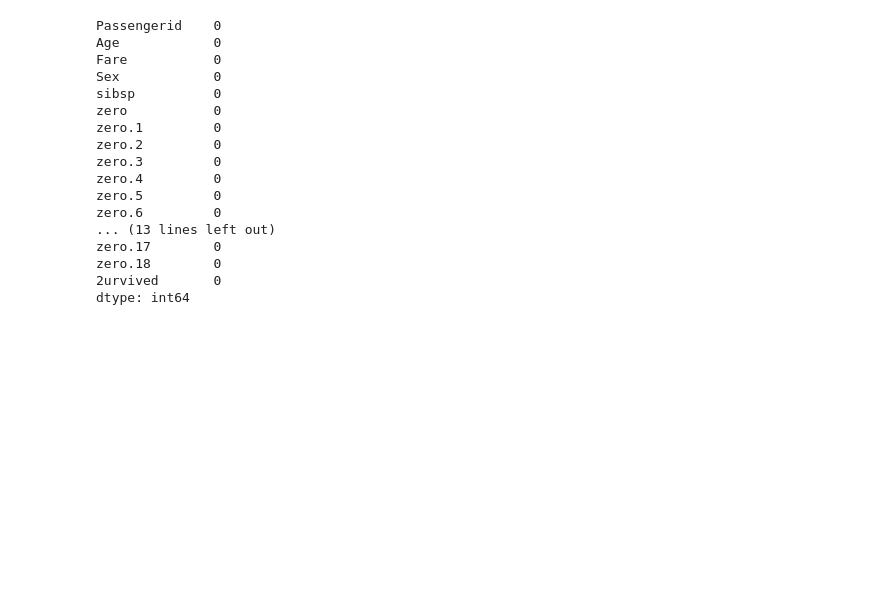
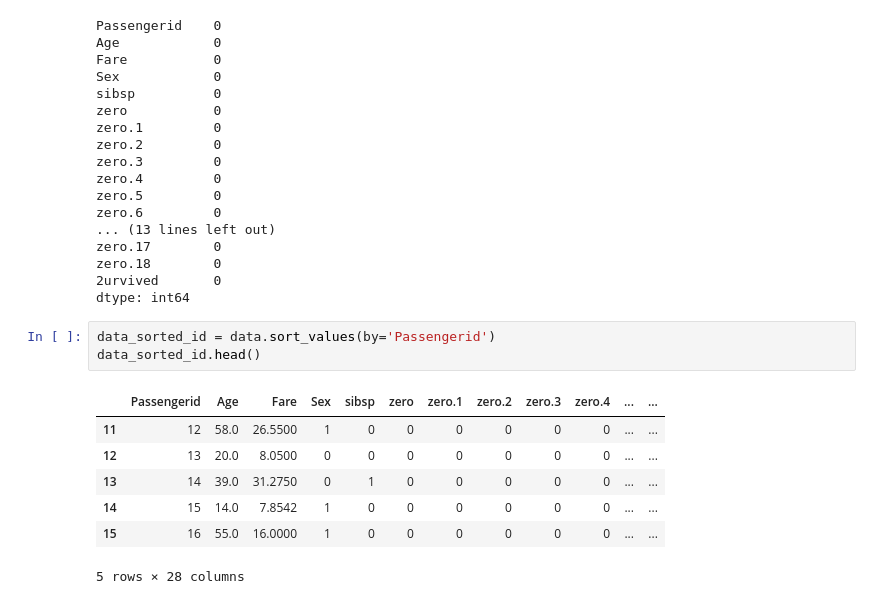
Before and after one commit to YouanesAttia/python-professional, a Jupyter notebook: week6_data_science/day2/02_pandas_basics.ipynb, the cells around one changed output. Saved outputs shown, nothing was run; the diff lists cells and outputs as text; blank space fills up the shorter version.

```diff
--- a/week6_data_science/day2/02_pandas_basics.ipynb
+++ b/week6_data_science/day2/02_pandas_basics.ipynb
@@ -170,3 +170,14 @@ zero.17        0
 zero.18        0
 2urvived       0
 dtype: int64
+# %%
+data_sorted_id = data.sort_values(by='Passengerid')
+data_sorted_id.head()
+# %% [output]
+|  | Passengerid | Age | Fare | Sex | sibsp | zero | zero.1 | zero.2 | zero.3 | zero.4 | ... | ... |
+| 11 | 12 | 58.0 | 26.5500 | 1 | 0 | 0 | 0 | 0 | 0 | 0 | ... | ... |
+| 12 | 13 | 20.0 | 8.0500 | 0 | 0 | 0 | 0 | 0 | 0 | 0 | ... | ... |
+| 13 | 14 | 39.0 | 31.2750 | 0 | 1 | 0 | 0 | 0 | 0 | 0 | ... | ... |
+| 14 | 15 | 14.0 | 7.8542 | 1 | 0 | 0 | 0 | 0 | 0 | 0 | ... | ... |
+| 15 | 16 | 55.0 | 16.0000 | 1 | 0 | 0 | 0 | 0 | 0 | 0 | ... | ... |
+5 rows × 28 columns
```
Also changed, not shown: parts of 2 cells of this notebook.
